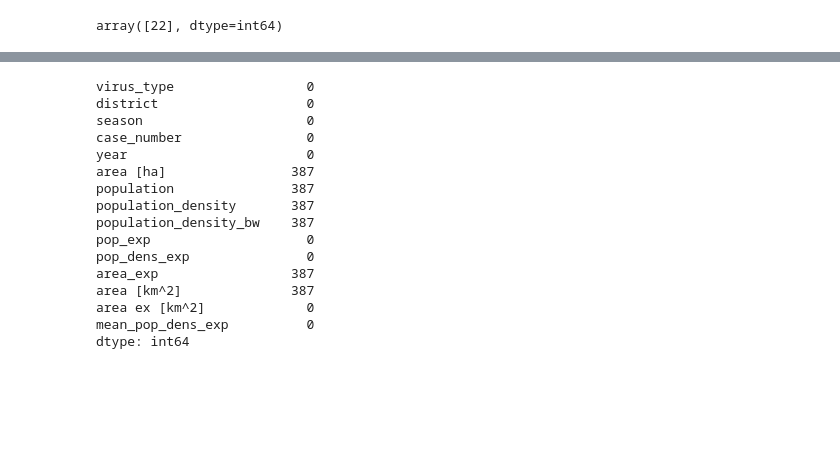
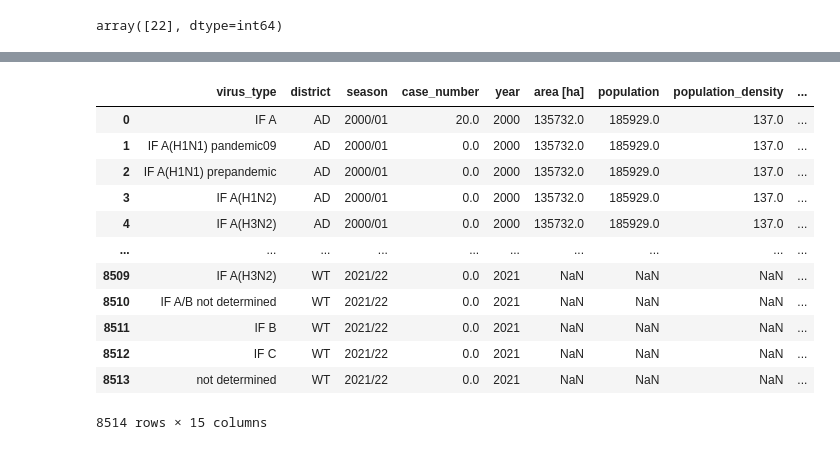
Before and after one commit to ChiaraBecht/programming_1_influenza, a Jupyter notebook: analysis/Final_Assignment_Load_process_merge_data.ipynb, the cells around one changed output, grey strips where cells are left out. Saved outputs shown, nothing was run; the diff lists cells and outputs as text; code cells hidden in the pictures; blank space fills up the shorter version.

```diff
--- a/analysis/Final_Assignment_Load_process_merge_data.ipynb
+++ b/analysis/Final_Assignment_Load_process_merge_data.ipynb
@@ -728,22 +769,19 @@ array([22], dtype=int64)
 # %%
-influenza_pop_dens.isnull().sum()
+influenza_pop_dens
 # %% [output]
+|  | virus_type | district | season | case_number | year | area [ha] | population | population_density | ... |
+| 0 | IF A | AD | 2000/01 | 20.0 | 2000 | 135732.0 | 185929.0 | 137.0 | ... |
+| 1 | IF A(H1N1) pandemic09 | AD | 2000/01 | 0.0 | 2000 | 135732.0 | 185929.0 | 137.0 | ... |
+| 2 | IF A(H1N1) prepandemic | AD | 2000/01 | 0.0 | 2000 | 135732.0 | 185929.0 | 137.0 | ... |
+| 3 | IF A(H1N2) | AD | 2000/01 | 0.0 | 2000 | 135732.0 | 185929.0 | 137.0 | ... |
+| 4 | IF A(H3N2) | AD | 2000/01 | 0.0 | 2000 | 135732.0 | 185929.0 | 137.0 | ... |
+| ... | ... | ... | ... | ... | ... | ... | ... | ... | ... |
+| 8509 | IF A(H3N2) | WT | 2021/22 | 0.0 | 2021 | NaN | NaN | NaN | ... |
+| 8510 | IF A/B not determined | WT | 2021/22 | 0.0 | 2021 | NaN | NaN | NaN | ... |
+| 8511 | IF B | WT | 2021/22 | 0.0 | 2021 | NaN | NaN | NaN | ... |
+| 8512 | IF C | WT | 2021/22 | 0.0 | 2021 | NaN | NaN | NaN | ... |
+| 8513 | not determined | WT | 2021/22 | 0.0 | 2021 | NaN | NaN | NaN | ... |
-virus_type                 0
-district                   0
-season                     0
-case_number                0
-year                       0
-area [ha]                387
-population               387
-population_density       387
-population_density_bw    387
-pop_exp                    0
-pop_dens_exp               0
-area_exp                 387
-area [km^2]              387
-area ex [km^2]             0
-mean_pop_dens_exp          0
-dtype: int64
+8514 rows × 15 columns
 # %%
 # write merged dataframe to csv file
 influenza_pop_dens.to_csv('C:/Data_Science_for_Life_Sciences_MASTER/programming1/programming_1_influenza/data/influenza_pop_dens_merged.csv', sep = "\t")
```
Also changed, not shown: parts of 18 cells of this notebook.
